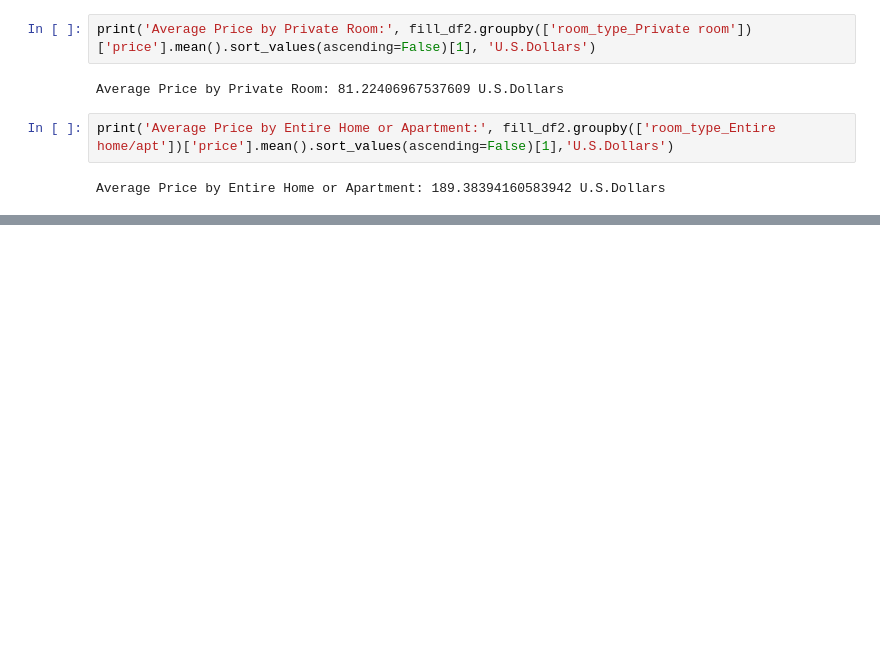
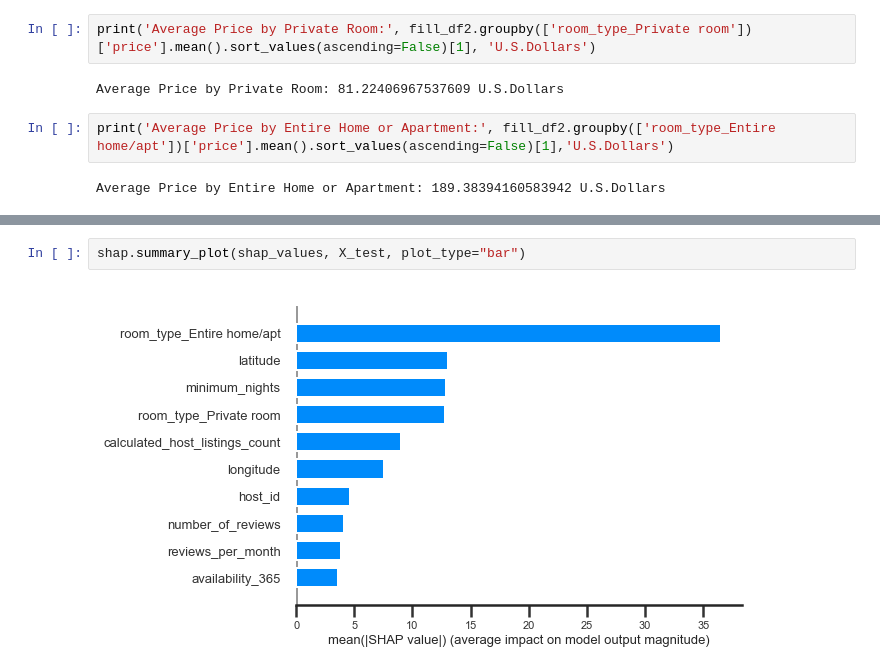
Before and after one commit to ochoa-jessica/Boston_Airbnb, a Jupyter notebook: Boston_Airbnb_Analysis.ipynb, the cells around one changed output, grey strips where cells are left out. Drawn from its saved outputs; the diff is of its cells as text; blank space fills up the shorter version.

```diff
--- a/Boston_Airbnb_Analysis.ipynb
+++ b/Boston_Airbnb_Analysis.ipynb
@@ -570,0 +832,4 @@ Average Price by Entire Home or Apartment: 189.38394160583942 U.S.Dollars
+# %%
+shap.summary_plot(shap_values, X_test, plot_type="bar")
+# %% [output]
+[figure, added]
```
Also changed, not shown: parts of 44 cells of this notebook, 7 other files.
